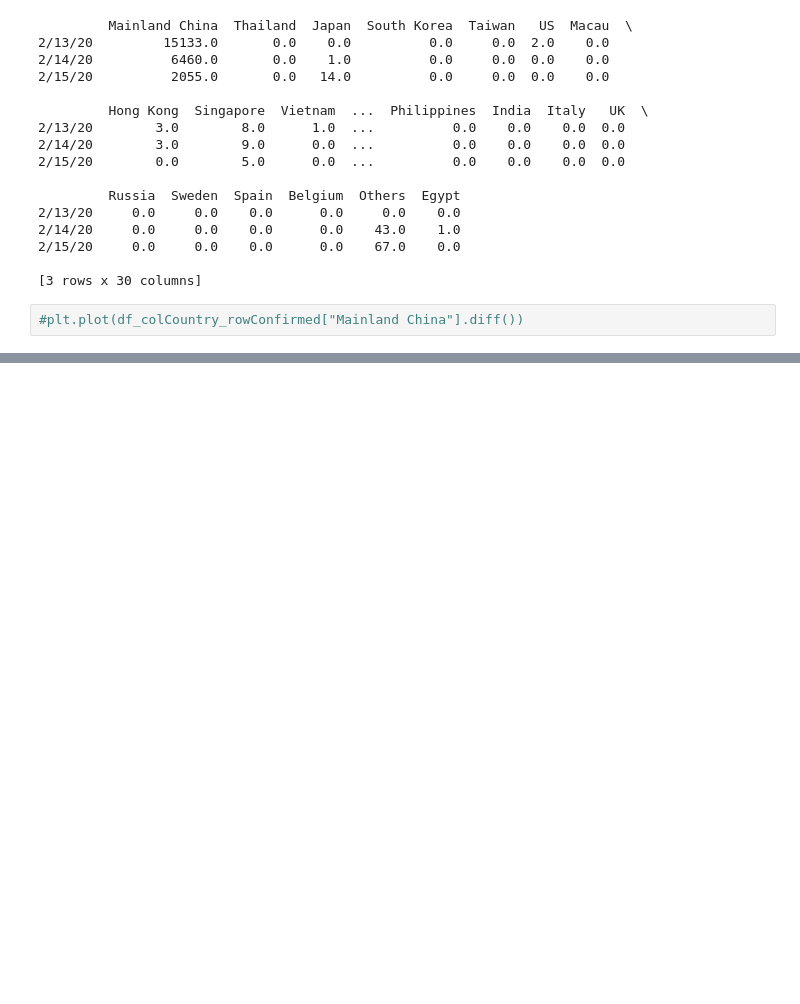
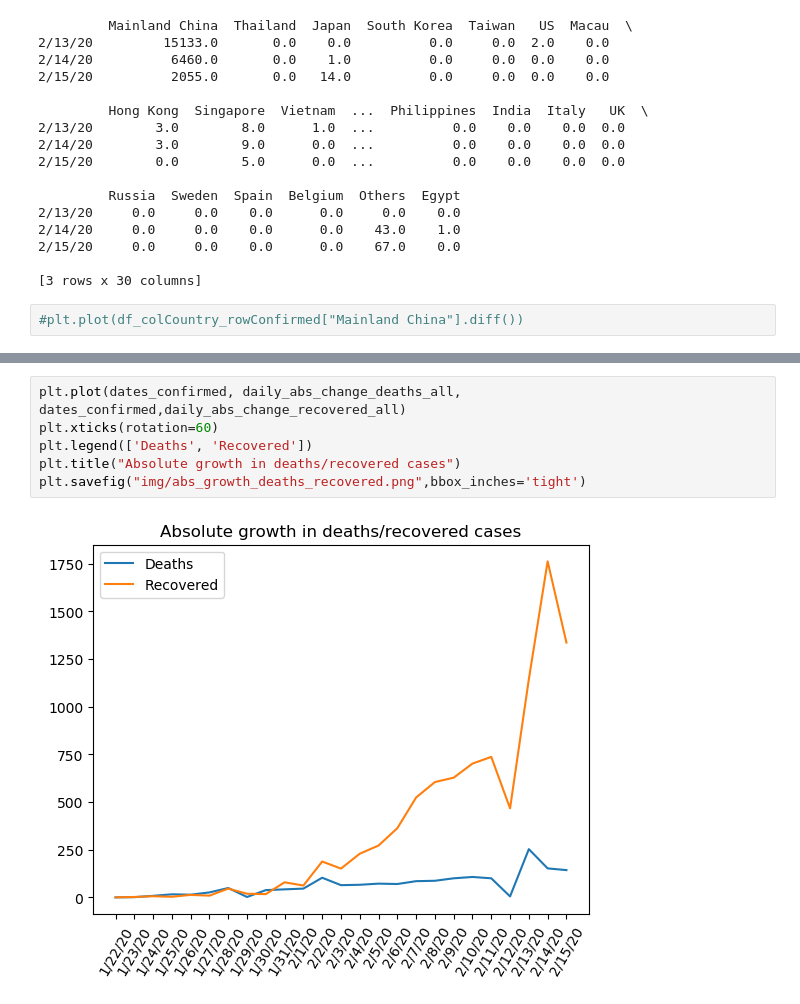
Before and after one commit to msarnacki/coronavirus-2019-nCoV, a Jupyter notebook: main.ipynb, the cells around one changed output, grey strips where cells are left out. Cells and saved outputs as stored; diff of their text form; blank space fills up the shorter version.

```diff
--- a/main.ipynb
+++ b/main.ipynb
@@ -404,0 +397,8 @@ plt.savefig("img/abs_growth.png",bbox_inches='tight')
+# %%
+plt.plot(dates_confirmed, daily_abs_change_deaths_all, dates_confirmed,daily_abs_change_recovered_all)
+plt.xticks(rotation=60)
+plt.legend(['Deaths', 'Recovered'])
+plt.title("Absolute growth in deaths/recovered cases")
+plt.savefig("img/abs_growth_deaths_recovered.png",bbox_inches='tight')
+# %% [output]
+[figure, added]
```
Also changed, not shown: parts of 13 cells of this notebook, 11 other files.
